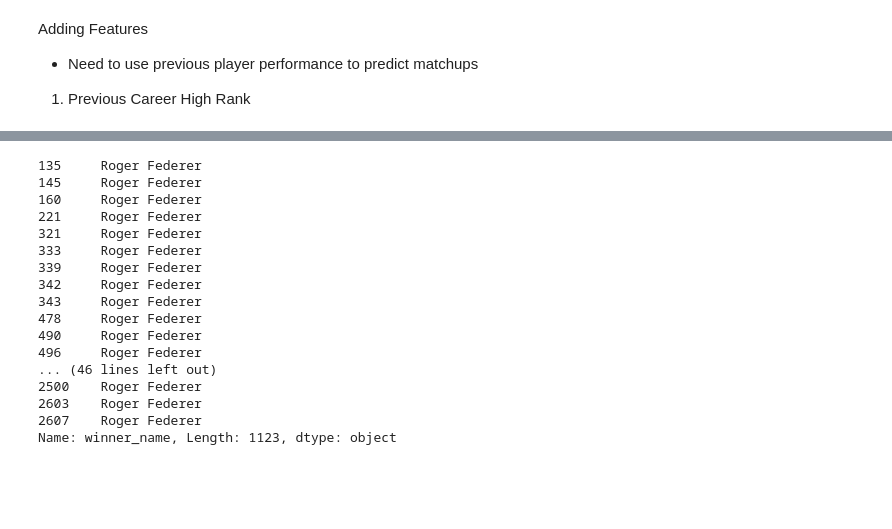
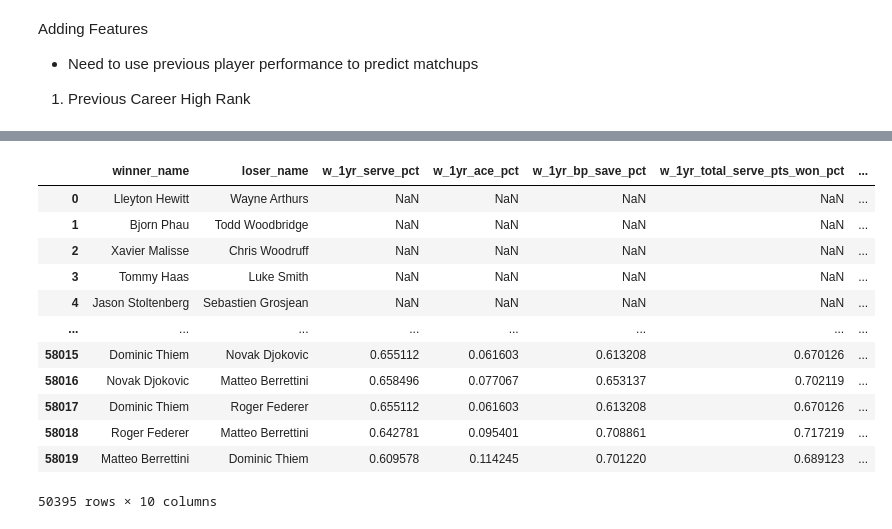
Before and after one commit to jzerilli/tennis-match-predictor, a Jupyter notebook: exploration.ipynb, the cells around one changed output, grey strips where cells are left out. Saved outputs shown, nothing was run; the diff lists cells and outputs as text; code cells hidden in the pictures; blank space fills up the shorter version.

```diff
--- a/exploration.ipynb
+++ b/exploration.ipynb
@@ -229,6 +170,0 @@ See the caveats in the documentation: http://pandas.pydata.org/pandas-docs/stabl
-# %%
-def getpastyearwins(x):
-    ser = df.player_id[(df.winner_id == x) & (df.index < x.index) & (df.tourney_date > (x.tourney_date - relativedelta(years=1)))]
-    return ser.count()
-
-df['winner_1yr_wins'] = df.apply(getpastyearwins)
@@ -236,0 +206,6 @@ AttributeError: ("'DataFrame' object has no attribute 'player_id'", 'occurred at
+# %%
+df['w_year_win_pct'] = df['w_1yr_wins'] / (df['w_1yr_wins'] + df['w_1yr_loses'])
+df['w_year_surface_win_pct'] = df['w_1yr_wins_on_surface'] / (df['w_1yr_wins_on_surface'] + df['w_1yr_loses_on_surface'])
+
+df['l_year_win_pct'] = df['l_1yr_wins'] / (df['l_1yr_wins'] + df['l_1yr_loses'])
+df['l_year_surface_win_pct'] = df['l_1yr_wins_on_surface'] / (df['l_1yr_wins_on_surface'] + df['l_1yr_loses_on_surface'])
@@ -256,20 +274,16 @@ SyntaxError: unexpected EOF while parsing (<ipython-input-191-e6cac5ec4ae6>, lin
-# %%
-testdf.winner_name[testdf.winner_name == 'Roger Federer']
-# %% [output]
-135     Roger Federer
-145     Roger Federer
-160     Roger Federer
-221     Roger Federer
-321     Roger Federer
-333     Roger Federer
-339     Roger Federer
-342     Roger Federer
-343     Roger Federer
-478     Roger Federer
-490     Roger Federer
-496     Roger Federer
-... (46 lines left out)
-2500    Roger Federer
-2603    Roger Federer
-2607    Roger Federer
-Name: winner_name, Length: 1123, dtype: object
+# %%
+df[['winner_name', 'loser_name', 'w_1yr_serve_pct', 'w_1yr_ace_pct', 'w_1yr_bp_save_pct', 'w_1yr_total_serve_pts_won_pct', 'l_1yr_serve_pct', 'l_1yr_ace_pct', 'l_1yr_bp_save_pct', 'w_1yr_total_serve_pts_won_pct']]
+# %% [output]
+|  | winner_name | loser_name | w_1yr_serve_pct | w_1yr_ace_pct | w_1yr_bp_save_pct | w_1yr_total_serve_pts_won_pct | ... |
+| 0 | Lleyton Hewitt | Wayne Arthurs | NaN | NaN | NaN | NaN | ... |
+| 1 | Bjorn Phau | Todd Woodbridge | NaN | NaN | NaN | NaN | ... |
+| 2 | Xavier Malisse | Chris Woodruff | NaN | NaN | NaN | NaN | ... |
+| 3 | Tommy Haas | Luke Smith | NaN | NaN | NaN | NaN | ... |
+| 4 | Jason Stoltenberg | Sebastien Grosjean | NaN | NaN | NaN | NaN | ... |
+| ... | ... | ... | ... | ... | ... | ... | ... |
+| 58015 | Dominic Thiem | Novak Djokovic | 0.655112 | 0.061603 | 0.613208 | 0.670126 | ... |
+| 58016 | Novak Djokovic | Matteo Berrettini | 0.658496 | 0.077067 | 0.653137 | 0.702119 | ... |
+| 58017 | Dominic Thiem | Roger Federer | 0.655112 | 0.061603 | 0.613208 | 0.670126 | ... |
+| 58018 | Roger Federer | Matteo Berrettini | 0.642781 | 0.095401 | 0.708861 | 0.717219 | ... |
+| 58019 | Matteo Berrettini | Dominic Thiem | 0.609578 | 0.114245 | 0.701220 | 0.689123 | ... |
+50395 rows × 10 columns
```
Also changed, not shown: parts of 20 cells of this notebook.
